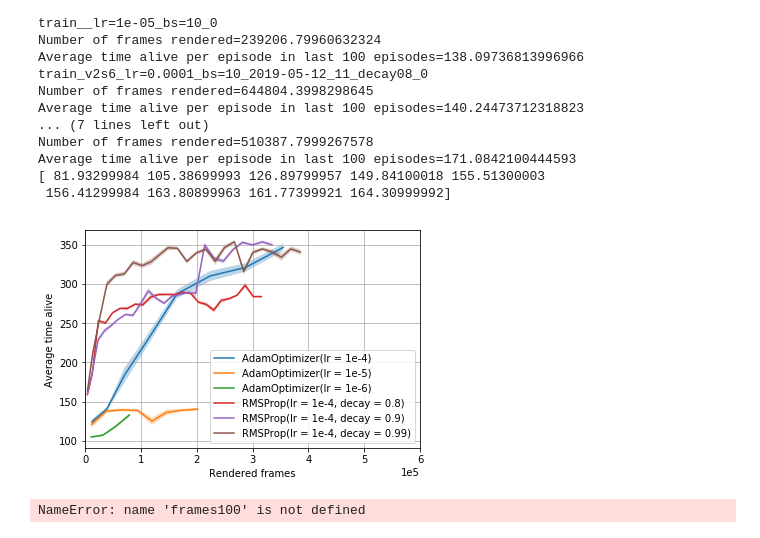
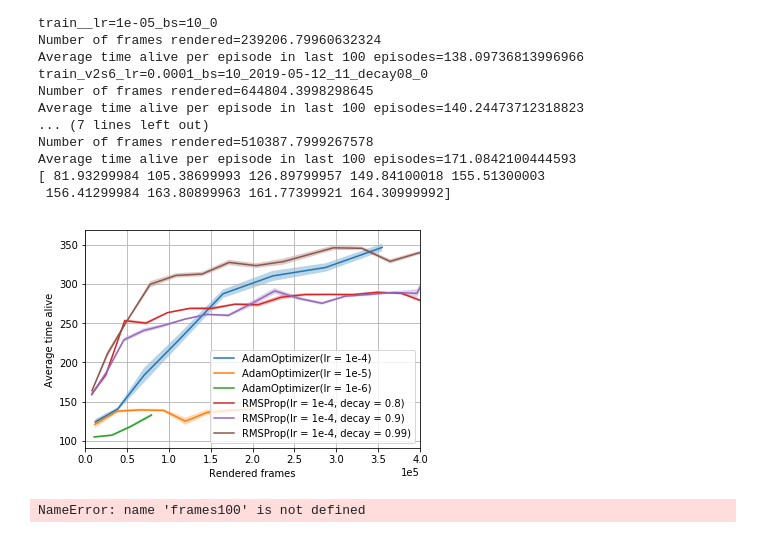
Before and after one commit to ElinBD/KillingDemons, a Jupyter notebook: CodeVersions/Plotexample Optimizers.ipynb, the cells around one changed output. Saved outputs shown, nothing was run; the diff lists cells and outputs as text; code cells hidden in the pictures.

```diff
--- a/CodeVersions/Plotexample Optimizers.ipynb
+++ b/CodeVersions/Plotexample Optimizers.ipynb
@@ -231,38 +231,38 @@ Average time alive per episode in last 100 episodes=171.0842100444593
 [ 81.93299984 105.38699993 126.89799957 149.84100018 155.51300003
  156.41299984 163.80899963 161.77399921 164.30999992]
 # %%
-
+x=2
 figure1=plt.figure()
 #figsize=(6, 6)
 plt.plot(framesA4,timealiveA4,label='AdamOptimizer(lr = 1e-4)')
 plt.fill_between(framesA4,timealiveA4+2*timealiveA4std,timealiveA4-2*timealiveA4std,alpha=0.3)
 
 plt.plot(framesA5,timealiveA5,label='AdamOptimizer(lr = 1e-5)')
 plt.fill_between(framesA5,timealiveA5+2*timealiveA5std,timealiveA5-2*timealiveA5std,alpha=0.3)
 
 plt.plot(framesA6,timealiveA6,label='AdamOptimizer(lr = 1e-6)')
 plt.fill_between(framesA6,timealiveA6+2*timealiveA6std,timealiveA6-2*timealiveA6std,alpha=0.3)
 
-plt.plot(framesR8/2,timealiveR8*2,label='RMSProp(lr = 1e-4, decay = 0.8)')
-plt.fill_between(framesR8/2,timealiveR8*2+2*timealiveR8std,timealiveR8*2-2*timealiveR8std,alpha=0.3)
+plt.plot(framesR8,timealiveR8*x,label='RMSProp(lr = 1e-4, decay = 0.8)')
+plt.fill_between(framesR8,timealiveR8*x+2*timealiveR8std,timealiveR8*x-2*timealiveR8std,alpha=0.3)
 
-plt.plot(framesR9/2,timealiveR9*2,label='RMSProp(lr = 1e-4, decay = 0.9)')
-plt.fill_between(framesR9/2,timealiveR9*2+2*timealiveR9std,timealiveR9*2-2*timealiveR9std,alpha=0.3)
+plt.plot(framesR9,timealiveR9*x,label='RMSProp(lr = 1e-4, decay = 0.9)')
+plt.fill_between(framesR9,timealiveR9*x+2*timealiveR9std,timealiveR9*x-2*timealiveR9std,alpha=0.3)
 
-plt.plot(framesR99/2,timealiveR99*2,label='RMSProp(lr = 1e-4, decay = 0.99)')
-plt.fill_between(framesR99/2,timealiveR99*2+2*timealiveR99std,timealiveR99*2-2*timealiveR99std,alpha=0.3)
+plt.plot(framesR99,timealiveR99*x,label='RMSProp(lr = 1e-4, decay = 0.99)')
+plt.fill_between(framesR99,timealiveR99*x+2*timealiveR99std,timealiveR99*x-2*timealiveR99std,alpha=0.3)
 
 plt.ylabel('Average time alive')
 plt.xlabel('Rendered frames')
 plt.ticklabel_format(style='sci', axis='x', scilimits=(0,0))
-plt.xlim([0,600000])
+plt.xlim([0,400000])
 plt.legend()
 
 plt.grid()
 
 # Save the plot the next cell.
 # %% [output]
-[figure, old version]
+[figure, new version]
 # %%
 figure1.savefig("Optimizers.pdf", bbox_inches='tight')
 # %%
```
Also changed, not shown: parts of 1 cell of this notebook, 17 other files.
